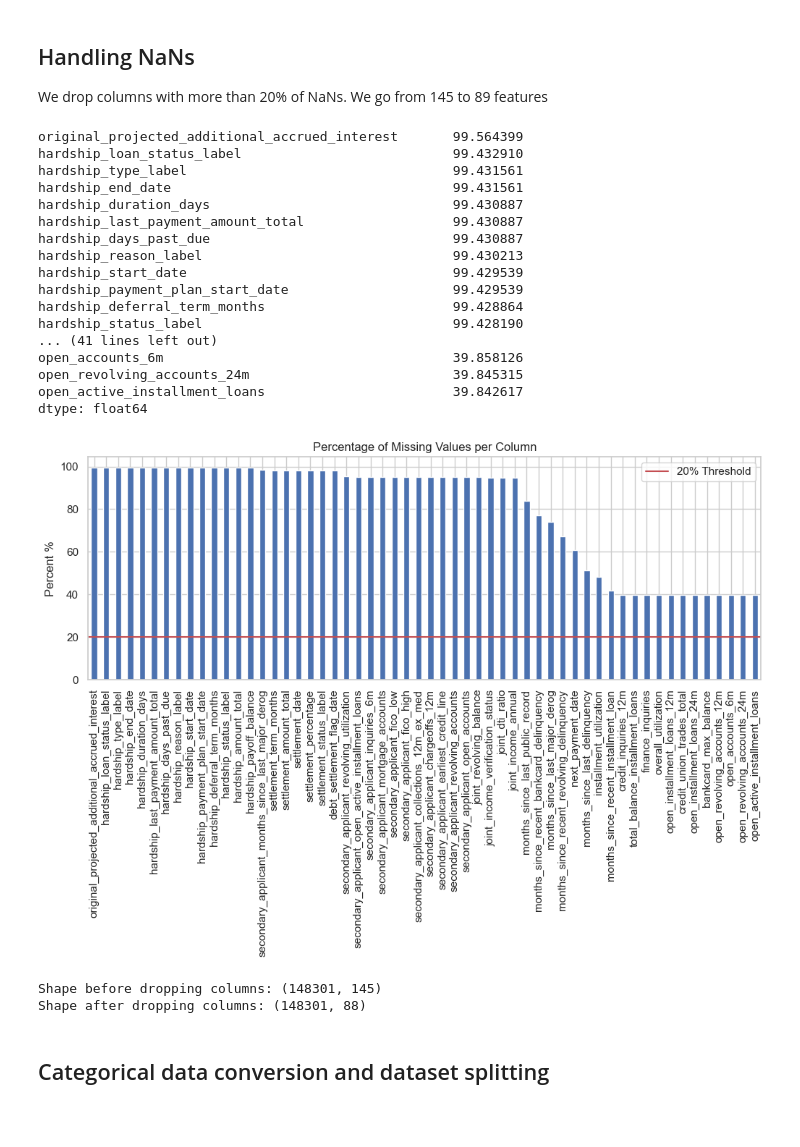
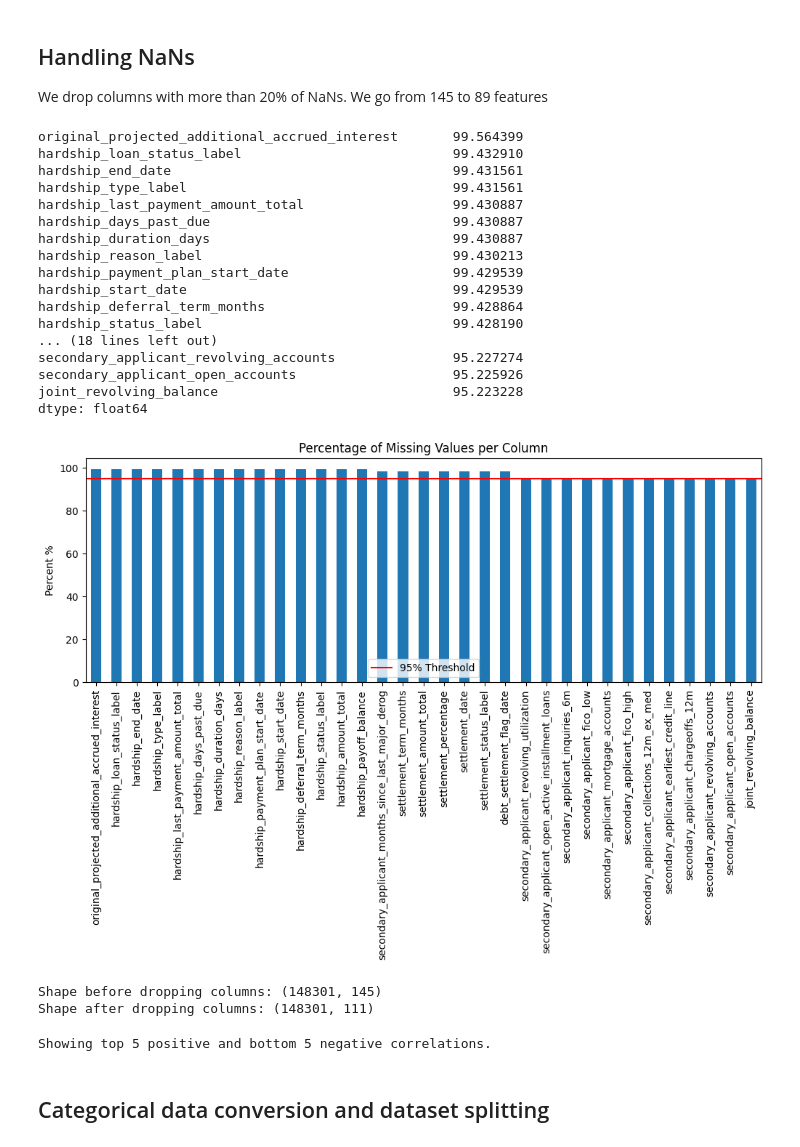
Before and after one commit to gekoxyz/unibo-data-analytics, a Jupyter notebook: train.ipynb, the cells around one changed output. Saved outputs shown, nothing was run; the diff lists cells and outputs as text; code cells hidden in the pictures; blank space fills up the shorter version.

```diff
--- a/train.ipynb
+++ b/train.ipynb
@@ -101,48 +101,72 @@ plt.show()
 ## Handling NaNs
 We drop columns with more than 20% of NaNs. We go from 145 to 89 features
 # %%
-COLUMNS_TO_DROP_PERCENT = 20 # WHAT IF I PUT 50 INSTEAD?
+COLUMNS_TO_DROP_PERCENT = 95
 
 # Show the percentage of missing values
 missing_percentages = dataset.isna().mean() * 100
 cols_to_drop = missing_percentages[missing_percentages > COLUMNS_TO_DROP_PERCENT]
 print(cols_to_drop.sort_values(ascending=False))
 
 plt.figure(figsize=(12, 4))
 cols_to_drop.sort_values(ascending=False).plot(kind='bar')
 plt.title('Percentage of Missing Values per Column')
 plt.ylabel('Percent %')
 plt.axhline(y=COLUMNS_TO_DROP_PERCENT, color='r', linestyle='-', label=f'{COLUMNS_TO_DROP_PERCENT}% Threshold')
 plt.legend()
 plt.show()
 
 # drop columns with more than 20% of NaNs. We go from 145 to 89 features
 print(f"Shape before dropping columns: {dataset.shape}")
 dataset.drop(columns=cols_to_drop.index, inplace=True)
 # Drop also loan_title since it's redundant with loan_purpose_category
 dataset.drop(columns="loan_title", inplace=True)
 print(f"Shape after dropping columns: {dataset.shape}")
 # %% [output]
 original_projected_additional_accrued_interest       99.564399
 hardship_loan_status_label                           99.432910
+hardship_end_date                                    99.431561
 hardship_type_label                                  99.431561
-hardship_end_date                                    99.431561
-hardship_duration_days                               99.430887
 hardship_last_payment_amount_total                   99.430887
 hardship_days_past_due                               99.430887
+hardship_duration_days                               99.430887
 hardship_reason_label                                99.430213
+hardship_payment_plan_start_date                     99.429539
 hardship_start_date                                  99.429539
-hardship_payment_plan_start_date                     99.429539
 hardship_deferral_term_months                        99.428864
 hardship_status_label                                99.428190
-... (41 lines left out)
-open_accounts_6m                                     39.858126
-open_revolving_accounts_24m                          39.845315
-open_active_installment_loans                        39.842617
+... (18 lines left out)
+secondary_applicant_revolving_accounts               95.227274
+secondary_applicant_open_accounts                    95.225926
+joint_revolving_balance                              95.223228
 dtype: float64
-[figure, old version]
+[figure, new version]
 Shape before dropping columns: (148301, 145)
-Shape after dropping columns: (148301, 88)
+Shape after dropping columns: (148301, 111)
+# %%
+# User setting: How many top/bottom features to display?
+N = 5  # <--- Change this number to show more or fewer columns
+dataset["grade"] = dataset["grade"].map({'A': 6, 'B': 5, 'C': 4, 'D': 3, 'E': 2, 'F': 1, 'G': 0})
+
+# ---------------------------------------------------------
+# Step 1: Calculate and Filter Correlations
+# ---------------------------------------------------------
+
+# Calculate correlation of all columns with 'grade'
+# We use numeric_only=True to handle non-numeric columns safely
+target_corr = dataset.corr(numeric_only=True)['grade'].drop('grade').sort_values()
+
+# Select the Top N negative (head) and Top N positive (tail)
+top_negative = target_corr.head(N)
+top_positive = target_corr.tail(N)
+
+# Combine them into one list for plotting
+# We use pd.concat to merge the two series
+filtered_corr = pd.concat([top_positive, top_negative]).sort_values(ascending=False)
+
+print(f"Showing top {N} positive and bottom {N} negative correlations.")
+# %% [output]
+Showing top 5 positive and bottom 5 negative correlations.
 # %%
 redundant_cols = ['loan_title']
 binary_cols = ["loan_payment_plan_flag", "listing_initial_status", "application_type_label",
```
Also changed, not shown: parts of 18 cells of this notebook, 6 other files.
